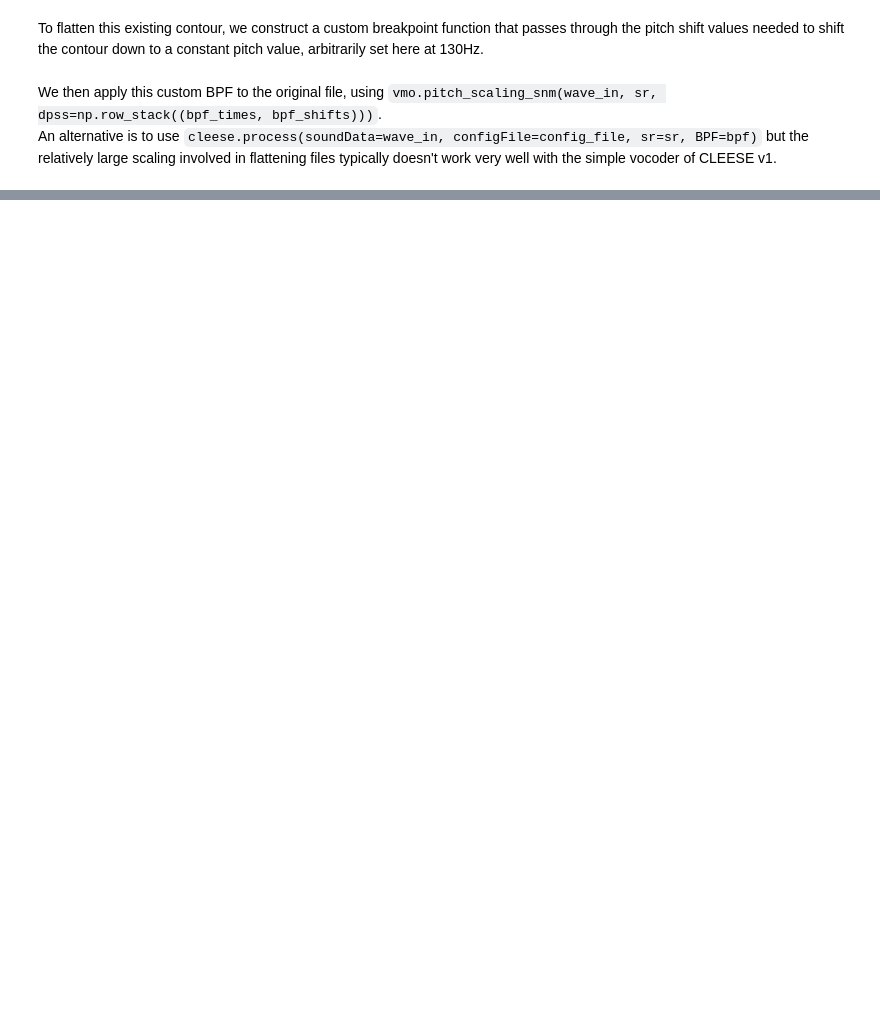
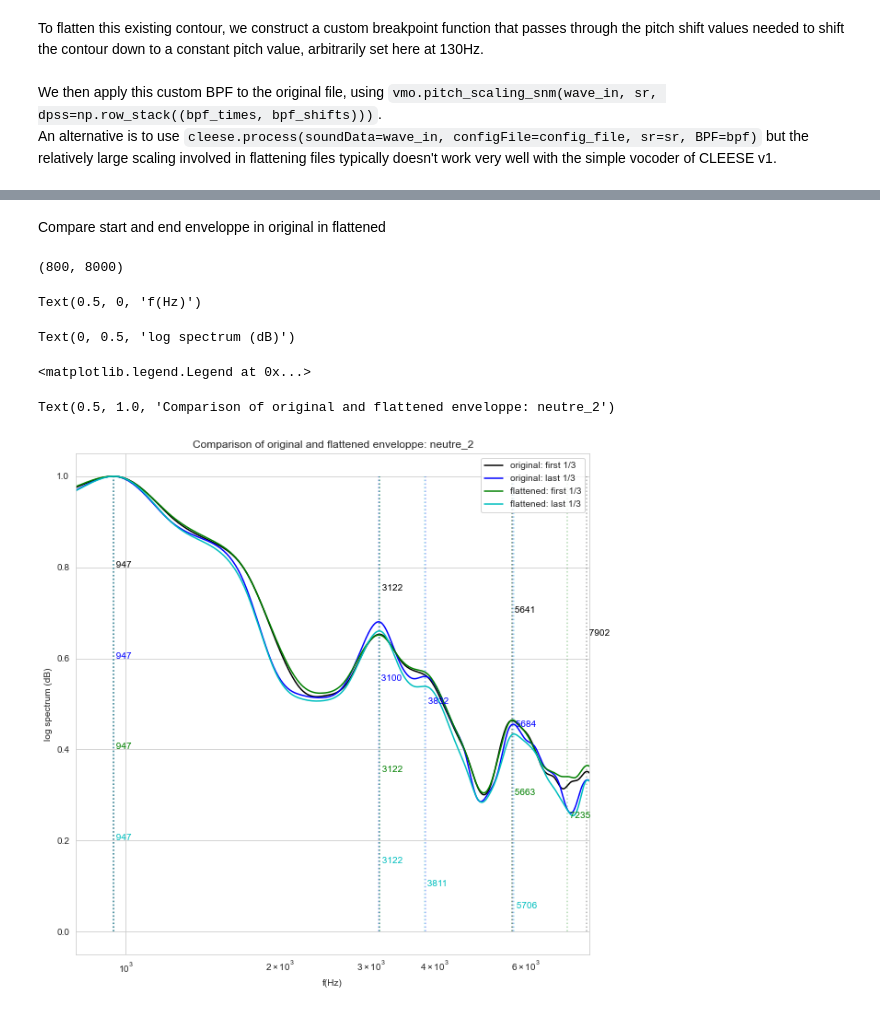
Before and after one commit to neuro-team-femto/revsmile, a Jupyter notebook: stimulus_generation/stimulus_generation.ipynb, the cells around one changed output, grey strips where cells are left out. Saved outputs shown, nothing was run; the diff lists cells and outputs as text; code cells hidden in the pictures; blank space fills up the shorter version.

```diff
--- a/stimulus_generation/stimulus_generation.ipynb
+++ b/stimulus_generation/stimulus_generation.ipynb
@@ -200,0 +243,7 @@ Transformed file:
+# %%
+def spectral_env(wave_in, sr, aggregator=lambda x: np.mean(x,0)):
+    # extract mean spectral envelope from wave_file using the vmo smile transform
+    syn, tts, f0s, envs_ori, envs_new  = vmo.smile(wave_in,sr, alpha=1.)
+    env = aggregator(envs_ori)
+    f = np.linspace(0,sr/2,len(env))
+    return f,env
@@ -200,0 +277,38 @@ Transformed file:
+# %% [markdown]
+Compare start and end enveloppe in original in flattened
+# %%
+fig,ax = plt.subplots(figsize=(10,10))
+
+base_sound="neutre_2"
+
+# extract mean enveloppe
+wave_in,sr =  vmo.readwav('sounds\\base_sounds\\%s.wav'%base_sound)
+f, env = spectral_env(wave_in,sr, aggregator=lambda x: np.mean(x[0:int(len(x)/3)],0))
+plot_enveloppe_formants(f, env, color='k',y_shift=0.8,label='original: first 1/3')
+
+wave_in,sr =  vmo.readwav('sounds\\base_sounds\\%s.wav'%base_sound)
+f, env = spectral_env(wave_in,sr, aggregator=lambda x: np.mean(x[int(2*len(x)/3):],0))
+plot_enveloppe_formants(f, env, color='b',y_shift=0.6,label='original: last 1/3')
+
+wave_in,sr =  vmo.readwav('sounds\\base_sounds\\%s_flat.wav'%base_sound)
+f, env = spectral_env(wave_in,sr, aggregator=lambda x: np.mean(x[0:int(len(x)/3)],0))
+plot_enveloppe_formants(f, env, color='g',y_shift=0.4,label='flattened: first 1/3')
+
+wave_in,sr =  vmo.readwav('sounds\\base_sounds\\%s_flat.wav'%base_sound)
+f, env = spectral_env(wave_in,sr, aggregator=lambda x: np.mean(x[int(2*len(x)/3):],0))
+plot_enveloppe_formants(f, env, color='c',y_shift=0.2,label='flattened: last 1/3')
+
+
+plt.xlim([800,8000])
+plt.xlabel('f(Hz)')
+plt.ylabel('log spectrum (dB)')
+plt.legend(loc=1)
+plt.title("Comparison of original and flattened enveloppe: %s"%base_sound)
+plt.savefig('%s_stability.jpg'%base_sound, bbox_inches='tight')
+# %% [output]
+(800, 8000)
+Text(0.5, 0, 'f(Hz)')
+Text(0, 0.5, 'log spectrum (dB)')
+<matplotlib.legend.Legend at 0x...>
+Text(0.5, 1.0, 'Comparison of original and flattened enveloppe: neutre_2')
+[figure, added]
```
Also changed, not shown: parts of 8 cells of this notebook, 8 other files.
